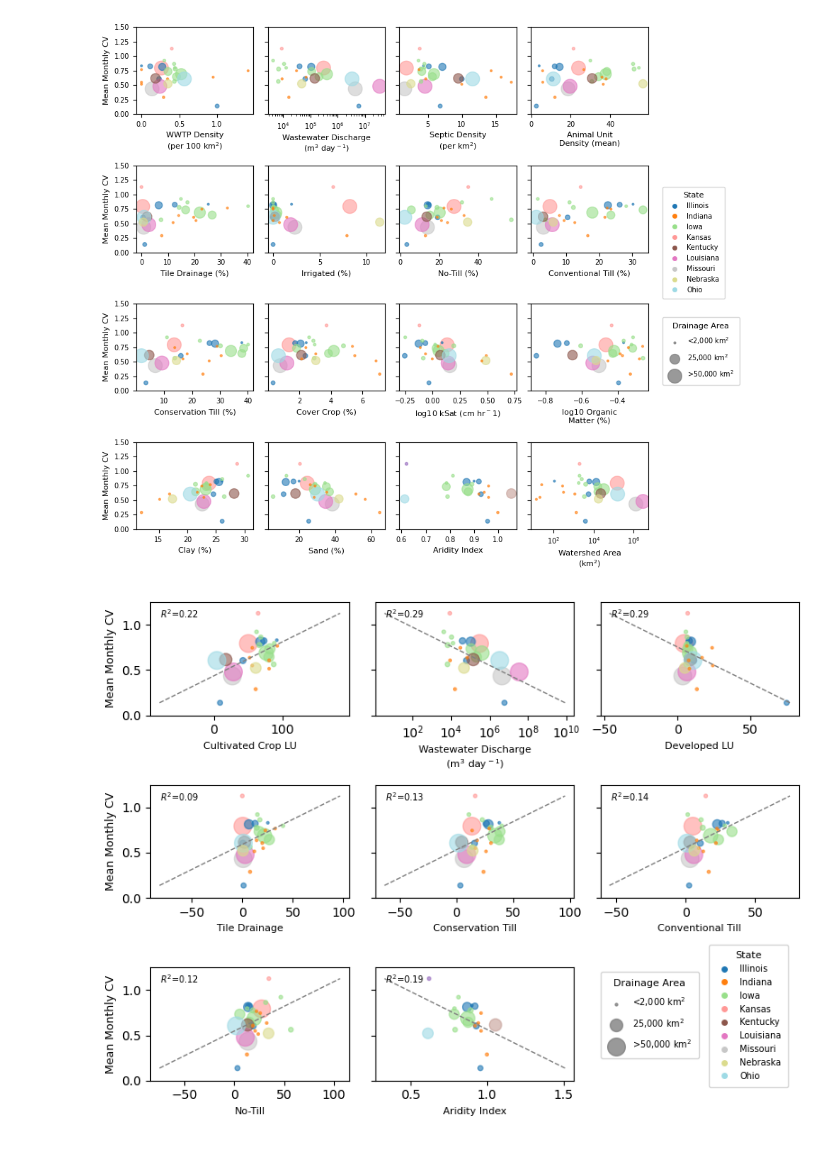
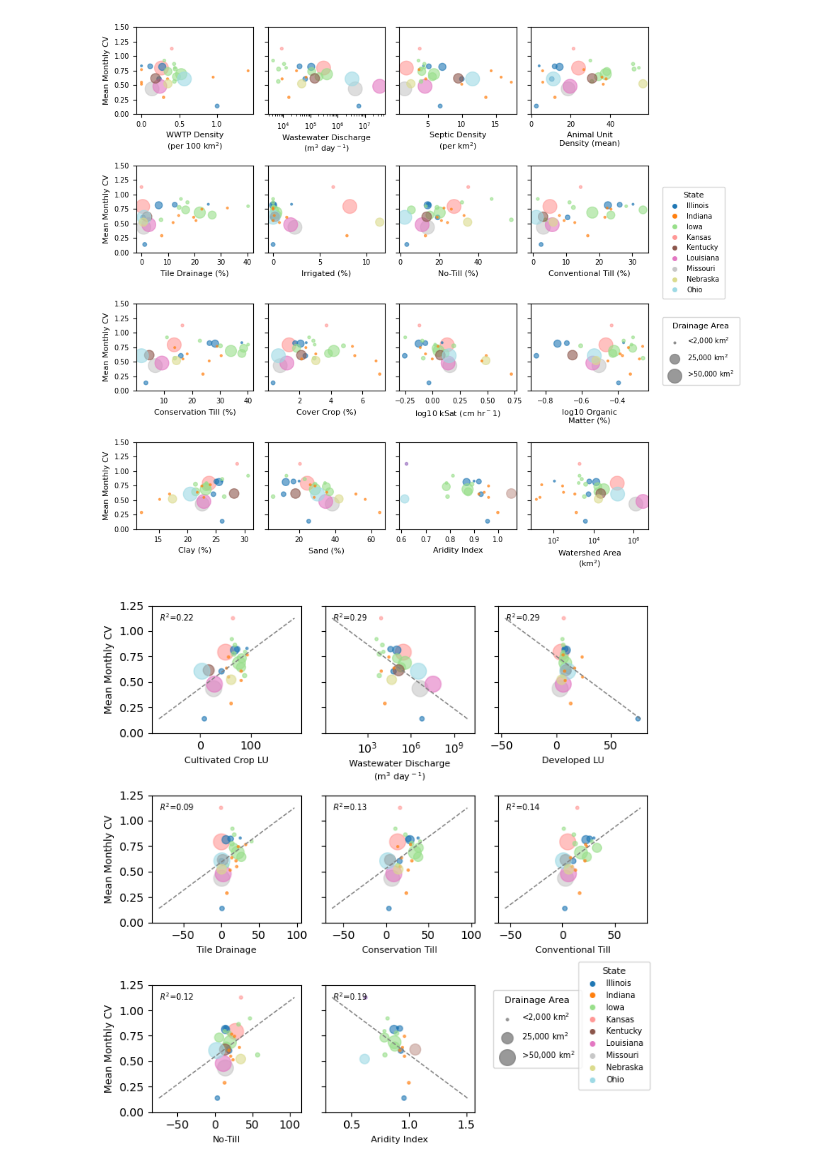
Before and after one commit to danykakbyrnes/STREAM_seasonality, a Jupyter notebook: spatial_data_exploration.ipynb, the cells around one changed output. Saved outputs shown, nothing was run; the diff lists cells and outputs as text; code cells hidden in the pictures.

Commit message:
fixed bug in landscape properties vs daily cv plot

```diff
--- a/spatial_data_exploration.ipynb
+++ b/spatial_data_exploration.ipynb
@@ -316,6 +318,31 @@ site_load_basinchar.head()
 # %% [markdown]
 ## Plotting loads vs. spatial properties
 # %%
+# Grouped by theme
+basin_chars = [
+    # Wastewater / point sources
+    ('wwtp_density_per_100km2',     'WWTP Density\n(per 100 km$^2$)'),
+    ('waste_dis_total_m3_d',        'Wastewater Discharge\n(m$^3$ day$^-$$^1$)'),
+    ('septic_density_km2',          'Septic Density\n(per km$^2$)'),
+    # Agriculture
+    ('AU_density_mean',             'Animal Unit\nDensity (mean)'),
+    ('pct_tile_drained',            'Tile Drainage (%)'),
+    ('pct_irrigated',               'Irrigated (%)'),
+    ('cons_no_till_pct',            'No-Till (%)'),
+    ('cons_conven_till_pct',        'Conventional Till (%)'),
+    ('cons_conser_till_pct',        'Conservation Till (%)'),
+    ('cons_cover_crop_pct',         'Cover Crop (%)'),
+    # Soils
+    ('kSat_log10_cmhr',             'log10 kSat (cm hr$^-$$1$)'),
+    ('om_log10_pct',                'log10 Organic\nMatter (%)'),
+    ('clay_pct',                    'Clay (%)'),
+    ('sand_pct',                    'Sand (%)'),
+    # Climate
+    ('ari_ix_sav',                    'Aridity Index'),
+    # Watershed
+    ('area_km2',                    'Watershed Area\n(km$^2$)'),
+]
+
 n = len(basin_chars)
 ncols = 4
 nrows = -(-n // ncols)  # ceiling division
@@ -602,7 +629,7 @@ for i, (col, label) in enumerate(basin_chars):
     if col in ('area_km2', 'waste_dis_total_m3_d'):
         ax[i].set_xscale('log')
     if i % ncols == 0:
-        ax[i].set_ylabel("CV of Annual Yield", fontsize=8)
+        ax[i].set_ylabel("Annual Cumu. Yield CV", fontsize=8)
     #ax[i].set_ylim([0,1.5])
 for j in range(n, len(ax)):
     ax[j].set_visible(False)
@@ -685,8 +712,6 @@ plt.savefig('../OUTPUT/2_spatial_patterns/cv_mth_mn_watershed_properties_marker_
 # %% [output]
 [figure]
 # %%
-from scipy.stats import linregress
-
 plot_cols = [
     ('Cultivated Crops',     'Cultivated Crop LU'),
     ('waste_dis_total_m3_d', 'Wastewater Discharge\n(m$^3$ day$^-$$^1$)'),
@@ -708,7 +733,7 @@ state_codes = state_categories.cat.codes
 unique_states = state_categories.cat.categories
 norm = mcolors.Normalize(vmin=0, vmax=len(unique_states) - 1)
 
-fig, axes = plt.subplots(3, 3, figsize=(8, 6), sharex=False, sharey=True)
+fig, axes = plt.subplots(3, 3, figsize=(7, 7), sharex=False, sharey=True)
 ax = axes.flatten()
 
 y_all = cv_mth_mn_basinchar_lu['cv_mth_mn']
@@ -741,31 +766,31 @@ for i, (col, label) in enumerate(plot_cols):
         ax[i].text(0.05, 0.95, f'$R^2$={reg.rvalue**2:.2f}',
                    transform=ax[i].transAxes, fontsize=7, va='top')
 
 ax[0].set_ylim([0, 1.25])  # shared via sharey; keeps the 2.62 outlier off-frame as before
 
 for i in (0, 3, 6):                 # y labels on left column
     ax[i].set_ylabel("Mean Monthly CV", fontsize=9)
 
 legend_sizes = [4, 100, 200]
 legend_labels = ['<2,000 km$^2$', '25,000 km$^2$', '>50,000 km$^2$']
 legend_handles_size = [
     plt.scatter([], [], s=s, color='grey', linestyle='-', alpha=0.8, label=label)
     for s, label in zip(legend_sizes, legend_labels)
 ]
 legend_handles_colour = [
     Line2D([0], [0], marker='o', color='w', markerfacecolor=cmap_states(norm(i)),
            markersize=6, label=state)
     for i, state in enumerate(unique_states)
 ]
 fig.legend(handles=legend_handles_size, title='Drainage Area',
            loc='upper left', ncol=1, fontsize=7, title_fontsize=8,
            bbox_to_anchor=(0.70, 0.3), labelspacing=0.9, borderpad=0.8)
 fig.legend(handles=legend_handles_colour, title='State',
            loc='upper left', ncol=1, fontsize=7, title_fontsize=8,
            bbox_to_anchor=(0.85, 0.35), borderpad=0.75)
 fig.delaxes(ax[8])
 fig.tight_layout()
 plt.savefig('../OUTPUT/2_spatial_patterns/cv_mth_mn_watershed_landuse_marker_area_state.png',
             dpi=600, bbox_inches='tight')
 # %% [output]
-[figure, old version]
+[figure, new version]
```
Also changed, not shown: parts of 7 cells of this notebook.
